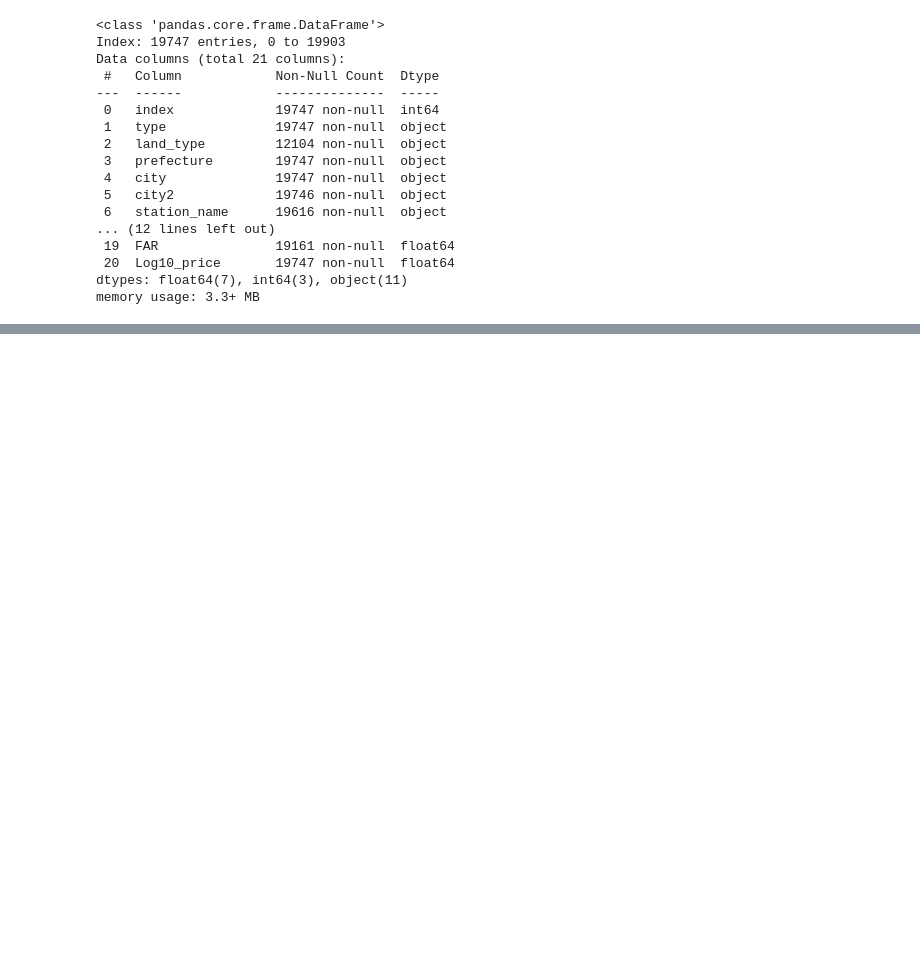
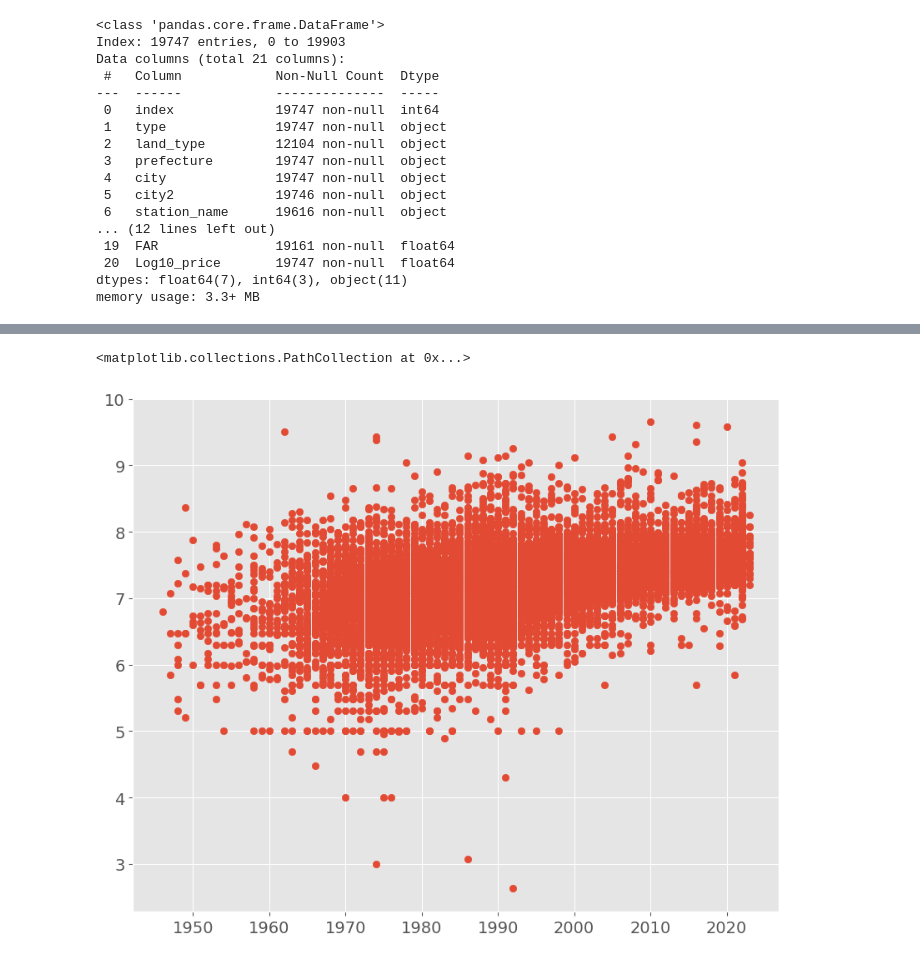
Before and after one commit to RYOTA2528/data_analysis_practice, a Jupyter notebook: [DAY8]Matplotlib_learn_.ipynb, the cells around one changed output, grey strips where cells are left out. Cells and saved outputs as stored; diff of their text form; code cells hidden in the pictures; blank space fills up the shorter version.

```diff
--- a/[DAY8]Matplotlib_learn_.ipynb
+++ b/[DAY8]Matplotlib_learn_.ipynb
@@ -117,0 +133,9 @@ memory usage: 3.3+ MB
+# %%
+#先ほどLog_priceというカラムで対数を格納したため利用してみる
+#(df['Log10_price'] = df['price'].apply(lambda x: np.log10(x)) #対数)
+
+plt.scatter(df['building_year'], df['Log10_price'])
+# Y軸が外れ値でつぶされてしまう場合にはこのように対数のグラフを作ることで解消
+# %% [output]
+<matplotlib.collections.PathCollection at 0x...>
+[figure, added]
```
Also changed, not shown: parts of 2 cells of this notebook.
